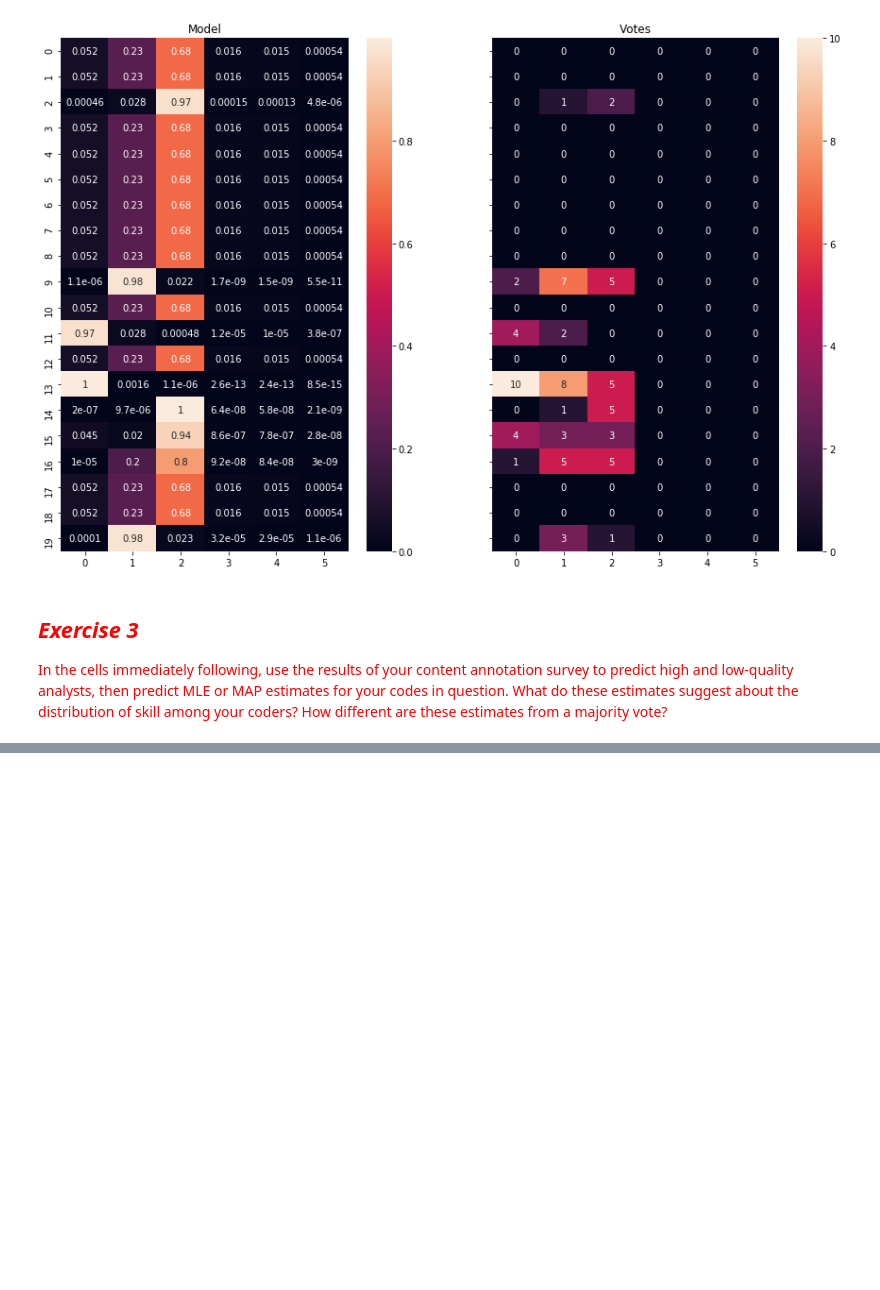
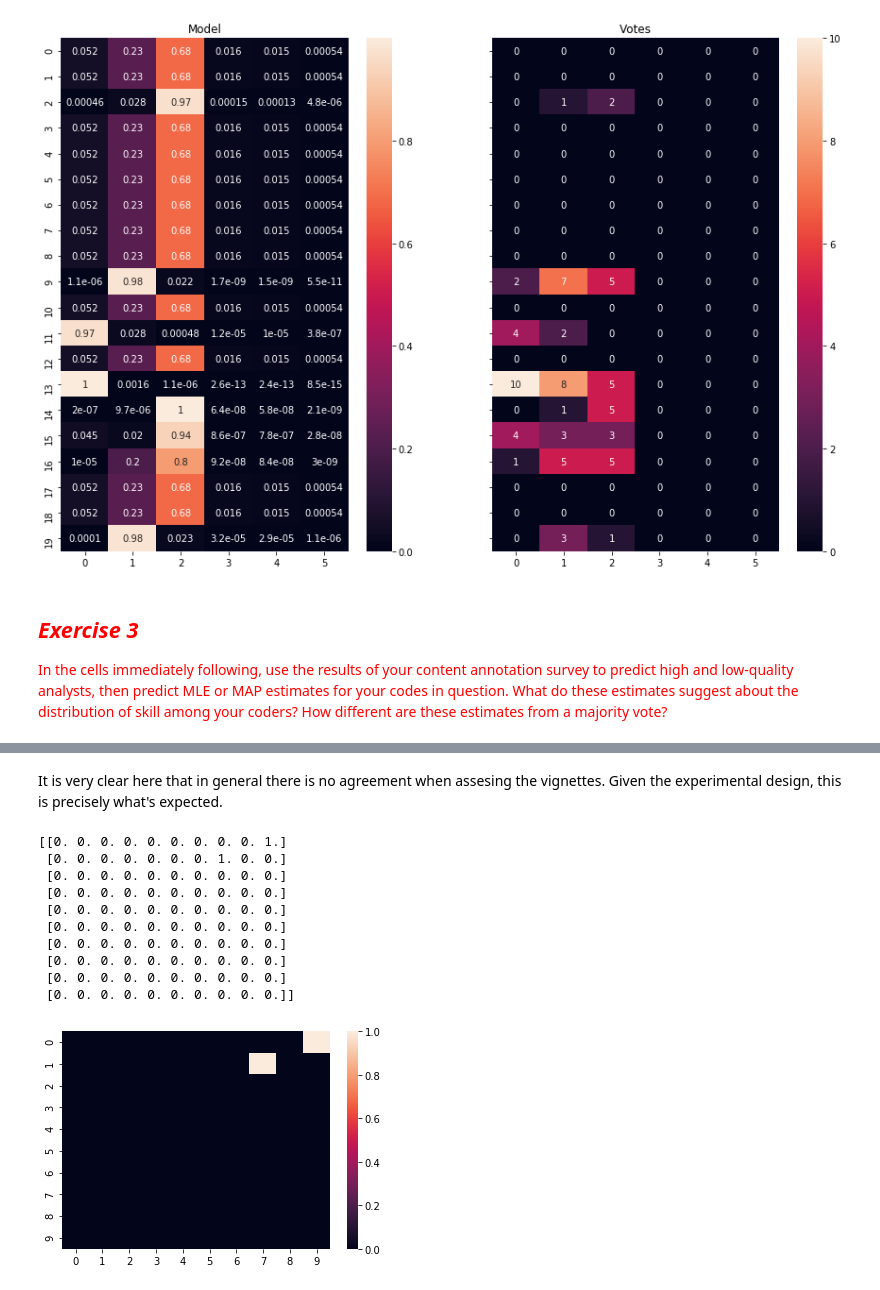
Before and after one commit to arielazar/content-analysis-2018, a Jupyter notebook: 5-Reliability/5-Reliability.ipynb, the cells around one changed output, grey strips where cells are left out. Saved outputs shown, nothing was run; the diff lists cells and outputs as text; code cells hidden in the pictures; blank space fills up the shorter version.

```diff
--- a/5-Reliability/5-Reliability.ipynb
+++ b/5-Reliability/5-Reliability.ipynb
@@ -565,0 +760,19 @@ makeQuestionComparison(model_hot, anno_hot)
+# %% [markdown]
+It is very clear here that in general there is no agreement when assesing the vignettes. Given the experimental design, this is precisely what's expected.
+# %%
+c = pyanno.measures.agreement.confusion_matrix(anno.annotations[:,0], anno.annotations[:,1], 10) #6 possible catagories
+print(c)
+ac = seaborn.heatmap(c)
+plt.show()
+# %% [output]
+[[0. 0. 0. 0. 0. 0. 0. 0. 0. 1.]
+ [0. 0. 0. 0. 0. 0. 0. 1. 0. 0.]
+ [0. 0. 0. 0. 0. 0. 0. 0. 0. 0.]
+ [0. 0. 0. 0. 0. 0. 0. 0. 0. 0.]
+ [0. 0. 0. 0. 0. 0. 0. 0. 0. 0.]
+ [0. 0. 0. 0. 0. 0. 0. 0. 0. 0.]
+ [0. 0. 0. 0. 0. 0. 0. 0. 0. 0.]
+ [0. 0. 0. 0. 0. 0. 0. 0. 0. 0.]
+ [0. 0. 0. 0. 0. 0. 0. 0. 0. 0.]
+ [0. 0. 0. 0. 0. 0. 0. 0. 0. 0.]]
+[figure, added]
```
Also changed, not shown: parts of 49 cells of this notebook, 3 other files.
